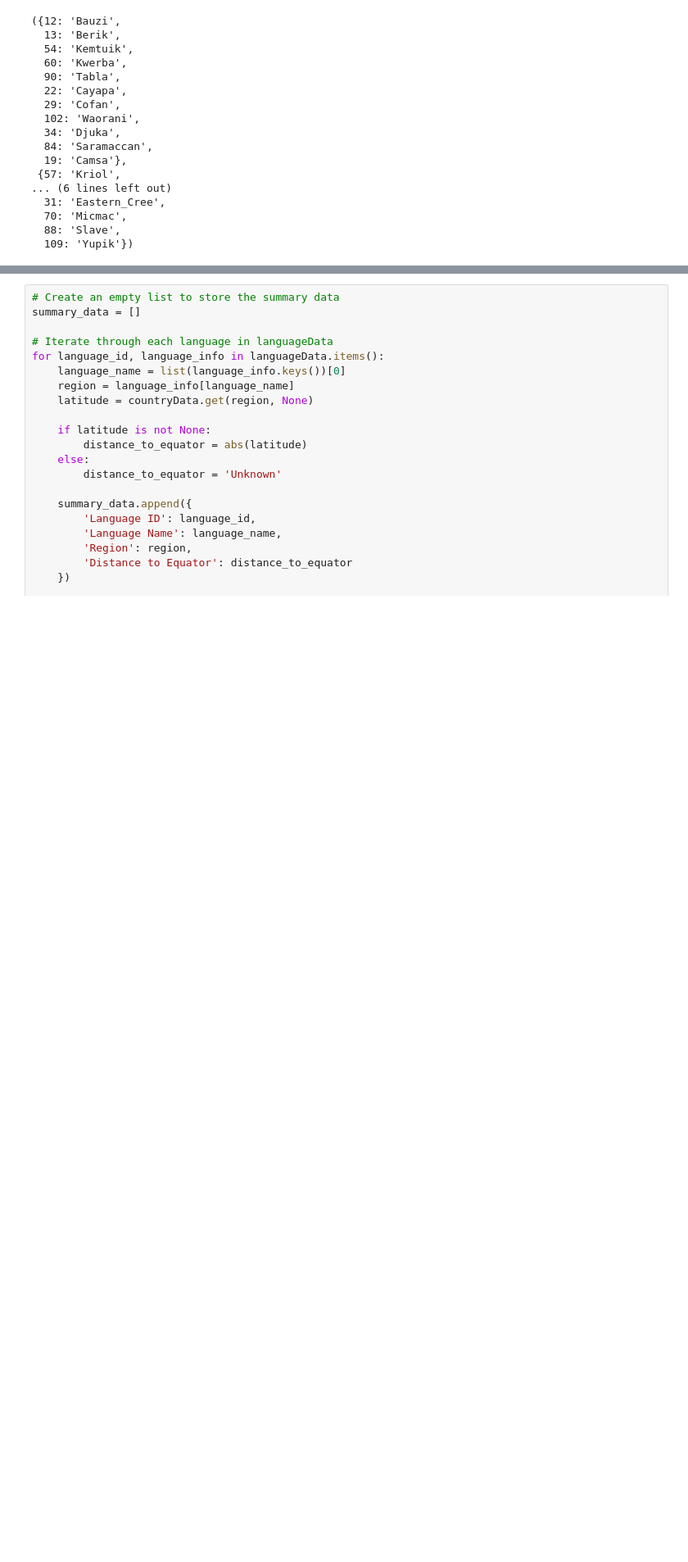
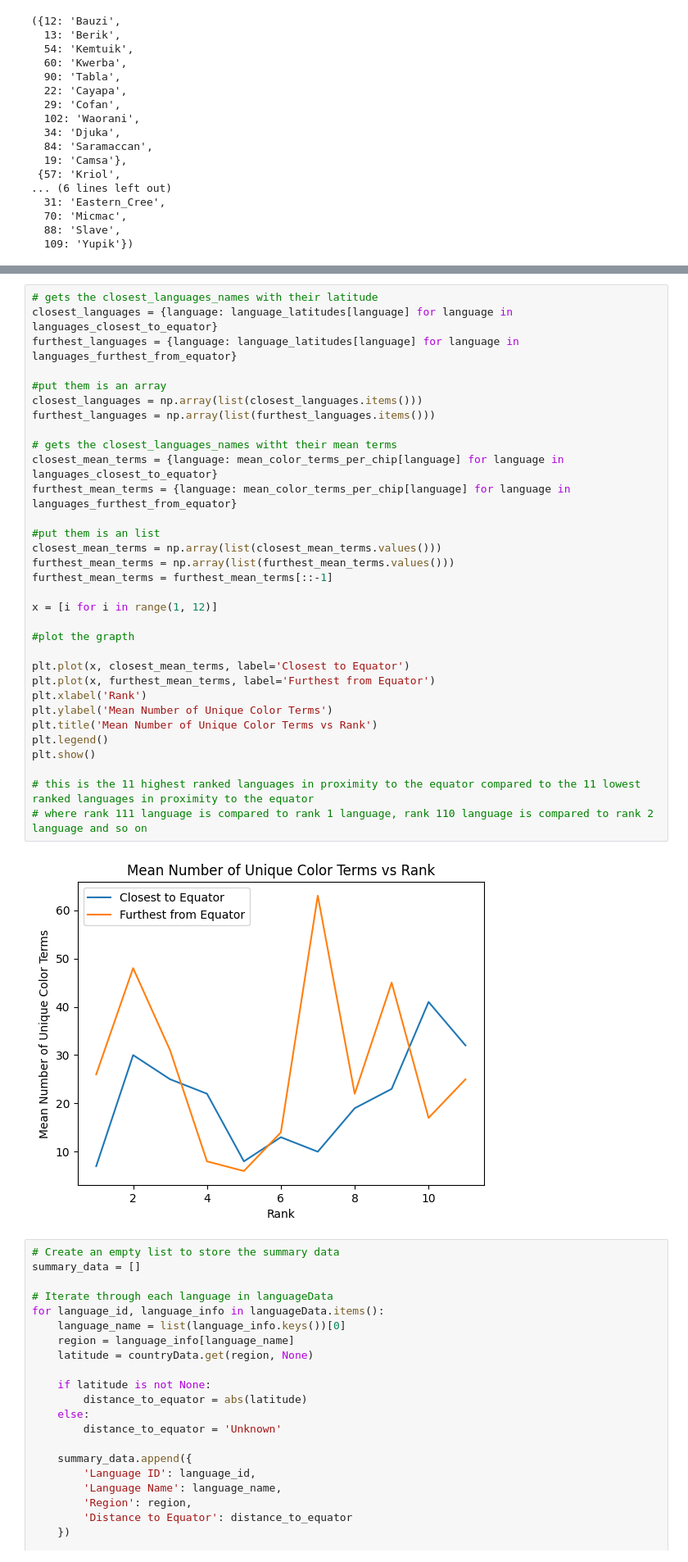
Before and after one commit to ezrarp/WCS_COG260, a Jupyter notebook: main.ipynb, the cells around one changed output, grey strips where cells are left out. Shown: that part at 82% size. Saved outputs shown, nothing was run; the diff lists cells and outputs as text; blank space fills up the shorter version.

```diff
--- a/main.ipynb
+++ b/main.ipynb
@@ -148,3 +160,37 @@ closest_languages_names, furthest_languages_names
+# %%
+# gets the closest_languages_names with their latitude
+closest_languages = {language: language_latitudes[language] for language in languages_closest_to_equator}
+furthest_languages = {language: language_latitudes[language] for language in languages_furthest_from_equator}
+
+#put them is an array
+closest_languages = np.array(list(closest_languages.items()))
+furthest_languages = np.array(list(furthest_languages.items()))
+
+# gets the closest_languages_names witht their mean terms
+closest_mean_terms = {language: mean_color_terms_per_chip[language] for language in languages_closest_to_equator}
+furthest_mean_terms = {language: mean_color_terms_per_chip[language] for language in languages_furthest_from_equator}
+
+#put them is an list
+closest_mean_terms = np.array(list(closest_mean_terms.values()))
+furthest_mean_terms = np.array(list(furthest_mean_terms.values()))
+furthest_mean_terms = furthest_mean_terms[::-1]
+
+x = [i for i in range(1, 12)]
+
+#plot the grapth
+
+plt.plot(x, closest_mean_terms, label='Closest to Equator')
+plt.plot(x, furthest_mean_terms, label='Furthest from Equator')
+plt.xlabel('Rank')
+plt.ylabel('Mean Number of Unique Color Terms')
+plt.title('Mean Number of Unique Color Terms vs Rank')
+plt.legend()
+plt.show()
+
+# this is the 11 highest ranked languages in proximity to the equator compared to the 11 lowest ranked languages in proximity to the equator
+# where rank 111 language is compared to rank 1 language, rank 110 language is compared to rank 2 language and so on
+# %% [output]
+[figure, added]
 # %%
 # Create an empty list to store the summary data
 summary_data = []
```
Also changed, not shown: parts of 2 cells of this notebook.
